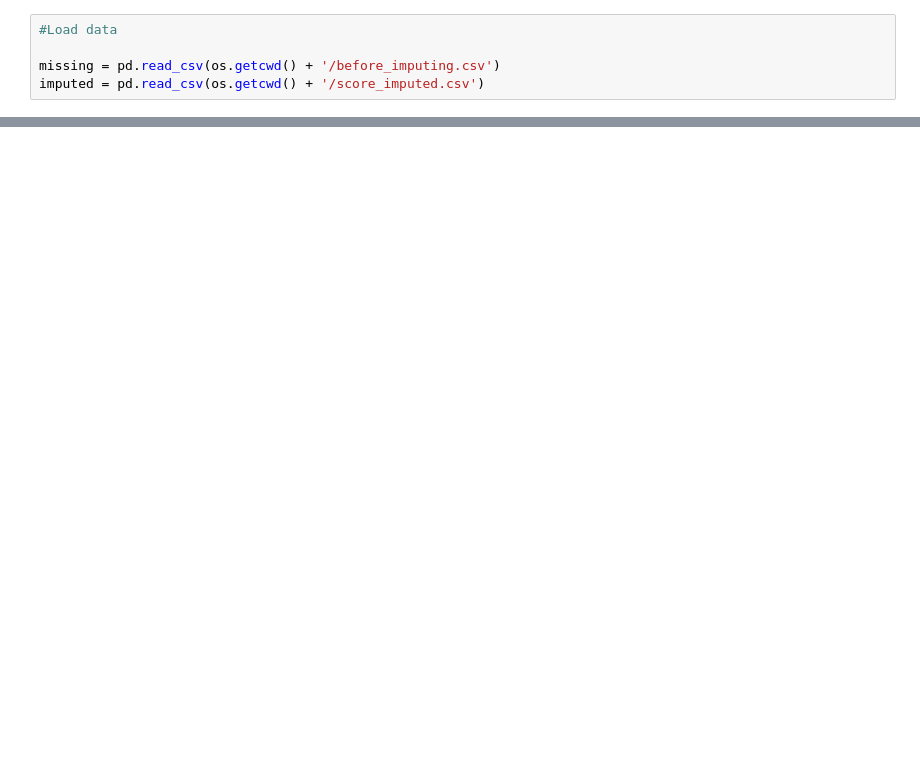
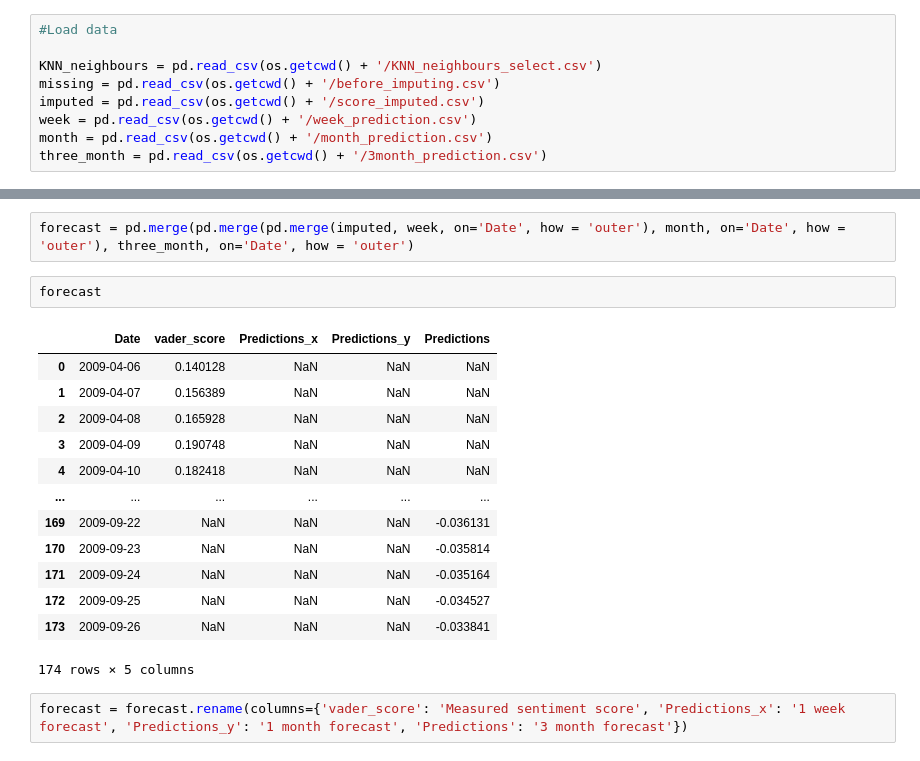
Before and after one commit to coharaCNJ/M.Sc.-Data-Analytics-Semester-2-CA2, a Jupyter notebook: Dashboard.ipynb, the cells around one changed output, grey strips where cells are left out. Cells and saved outputs as stored; diff of their text form; blank space fills up the shorter version.

```diff
--- a/Dashboard.ipynb
+++ b/Dashboard.ipynb
@@ -6,5 +10,9 @@ import plotly.express as px
 # %%
 #Load data
 
+KNN_neighbours = pd.read_csv(os.getcwd() + '/KNN_neighbours_select.csv')
 missing = pd.read_csv(os.getcwd() + '/before_imputing.csv')
 imputed = pd.read_csv(os.getcwd() + '/score_imputed.csv')
+week = pd.read_csv(os.getcwd() + '/week_prediction.csv')
+month = pd.read_csv(os.getcwd() + '/month_prediction.csv')
+three_month = pd.read_csv(os.getcwd() + '/3month_prediction.csv')
@@ -26,0 +176,20 @@ if __name__ == '__main__':
+# %%
+forecast = pd.merge(pd.merge(pd.merge(imputed, week, on='Date', how = 'outer'), month, on='Date', how = 'outer'), three_month, on='Date', how = 'outer')
+# %%
+forecast
+# %% [output]
+|  | Date | vader_score | Predictions_x | Predictions_y | Predictions |
+| 0 | 2009-04-06 | 0.140128 | NaN | NaN | NaN |
+| 1 | 2009-04-07 | 0.156389 | NaN | NaN | NaN |
+| 2 | 2009-04-08 | 0.165928 | NaN | NaN | NaN |
+| 3 | 2009-04-09 | 0.190748 | NaN | NaN | NaN |
+| 4 | 2009-04-10 | 0.182418 | NaN | NaN | NaN |
+| ... | ... | ... | ... | ... | ... |
+| 169 | 2009-09-22 | NaN | NaN | NaN | -0.036131 |
+| 170 | 2009-09-23 | NaN | NaN | NaN | -0.035814 |
+| 171 | 2009-09-24 | NaN | NaN | NaN | -0.035164 |
+| 172 | 2009-09-25 | NaN | NaN | NaN | -0.034527 |
+| 173 | 2009-09-26 | NaN | NaN | NaN | -0.033841 |
+174 rows × 5 columns
+# %%
+forecast = forecast.rename(columns={'vader_score': 'Measured sentiment score', 'Predictions_x': '1 week forecast', 'Predictions_y': '1 month forecast', 'Predictions': '3 month forecast'})
```
Also changed, not shown: parts of 19 cells of this notebook, 7 other files.
